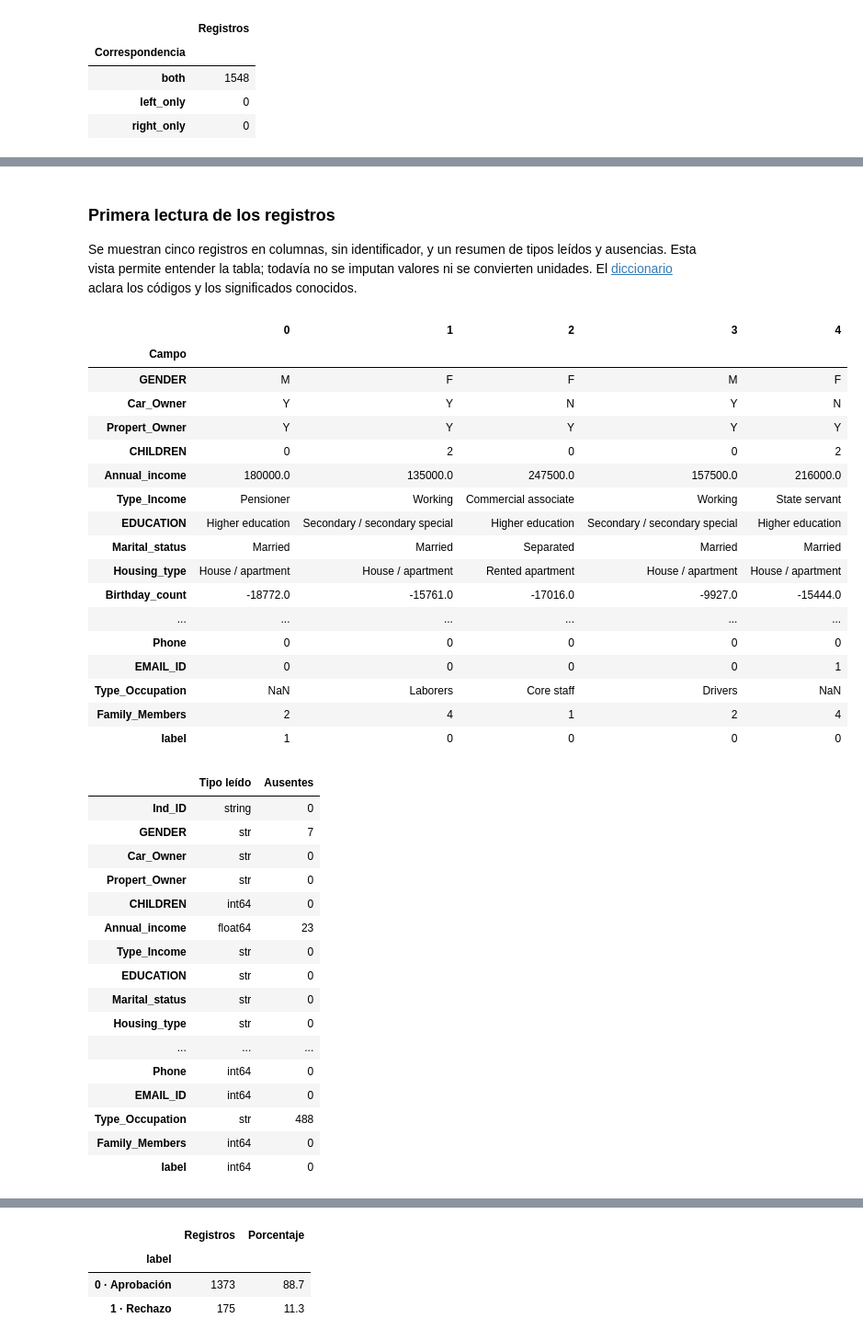
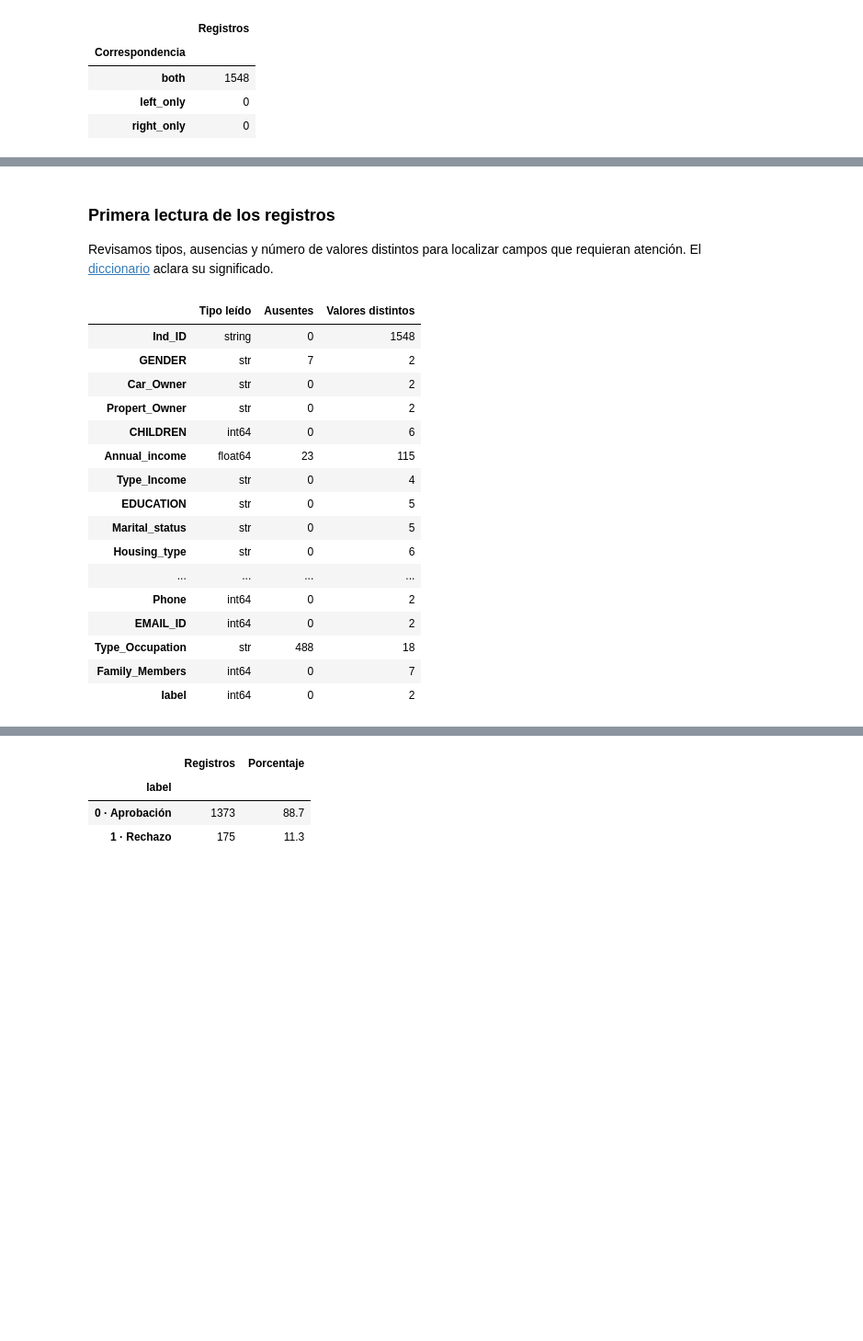
Before and after one commit to toni-oc/clasificacion-solicitudes-tarjeta, a Jupyter notebook: notebooks/01-analisis-y-modelado.ipynb, the cells around one changed output, grey strips where cells are left out. Shown at 92% size. Saved outputs shown, nothing was run; the diff lists cells and outputs as text; code cells hidden in the pictures; blank space fills up the shorter version.

```diff
--- a/notebooks/01-analisis-y-modelado.ipynb
+++ b/notebooks/01-analisis-y-modelado.ipynb
@@ -59,46 +84,28 @@ datos = datos.drop(columns="_merge")
 # %% [markdown]
 ### Primera lectura de los registros
 
-Se muestran cinco registros en columnas, sin identificador, y un resumen de tipos leídos y ausencias. Esta vista permite entender la tabla; todavía no se imputan valores ni se convierten unidades. El [diccionario](../docs/Diccionario-datos.md) aclara los códigos y los significados conocidos.
+Revisamos tipos, ausencias y número de valores distintos para localizar campos que requieran atención. El [diccionario](../docs/Diccionario-datos.md) aclara su significado.
 # %%
-display(datos.drop(columns="Ind_ID").head().T.rename_axis("Campo"))
 display(pd.DataFrame({
     "Tipo leído": datos.dtypes.astype(str),
     "Ausentes": datos.isna().sum(),
+    "Valores distintos": datos.nunique(),
 }))
 # %% [output]
-|  | 0 | 1 | 2 | 3 | 4 |
-| Campo |  |  |  |  |  |
-| GENDER | M | F | F | M | F |
-| Car_Owner | Y | Y | N | Y | N |
-| Propert_Owner | Y | Y | Y | Y | Y |
-| CHILDREN | 0 | 2 | 0 | 0 | 2 |
-| Annual_income | 180000.0 | 135000.0 | 247500.0 | 157500.0 | 216000.0 |
-| Type_Income | Pensioner | Working | Commercial associate | Working | State servant |
-| EDUCATION | Higher education | Secondary / secondary special | Higher education | Secondary / secondary special | Higher education |
-| Marital_status | Married | Married | Separated | Married | Married |
-| Housing_type | House / apartment | House / apartment | Rented apartment | House / apartment | House / apartment |
-| Birthday_count | -18772.0 | -15761.0 | -17016.0 | -9927.0 | -15444.0 |
-| ... | ... | ... | ... | ... | ... |
-| Phone | 0 | 0 | 0 | 0 | 0 |
-| EMAIL_ID | 0 | 0 | 0 | 0 | 1 |
-| Type_Occupation | NaN | Laborers | Core staff | Drivers | NaN |
-| Family_Members | 2 | 4 | 1 | 2 | 4 |
-| label | 1 | 0 | 0 | 0 | 0 |
+|  | Tipo leído | Ausentes | Valores distintos |
+| Ind_ID | string | 0 | 1548 |
+| GENDER | str | 7 | 2 |
+| Car_Owner | str | 0 | 2 |
+| Propert_Owner | str | 0 | 2 |
+| CHILDREN | int64 | 0 | 6 |
+| Annual_income | float64 | 23 | 115 |
+| Type_Income | str | 0 | 4 |
+| EDUCATION | str | 0 | 5 |
+| Marital_status | str | 0 | 5 |
+| Housing_type | str | 0 | 6 |
+| ... | ... | ... | ... |
+| Phone | int64 | 0 | 2 |
+| EMAIL_ID | int64 | 0 | 2 |
+| Type_Occupation | str | 488 | 18 |
+| Family_Members | int64 | 0 | 7 |
+| label | int64 | 0 | 2 |
-|  | Tipo leído | Ausentes |
-| Ind_ID | string | 0 |
-| GENDER | str | 7 |
-| Car_Owner | str | 0 |
-| Propert_Owner | str | 0 |
-| CHILDREN | int64 | 0 |
-| Annual_income | float64 | 23 |
-| Type_Income | str | 0 |
-| EDUCATION | str | 0 |
-| Marital_status | str | 0 |
-| Housing_type | str | 0 |
-| ... | ... | ... |
-| Phone | int64 | 0 |
-| EMAIL_ID | int64 | 0 |
-| Type_Occupation | str | 488 |
-| Family_Members | int64 | 0 |
-| label | int64 | 0 |
```
Also changed, not shown: parts of 32 cells of this notebook, 8 other files.
